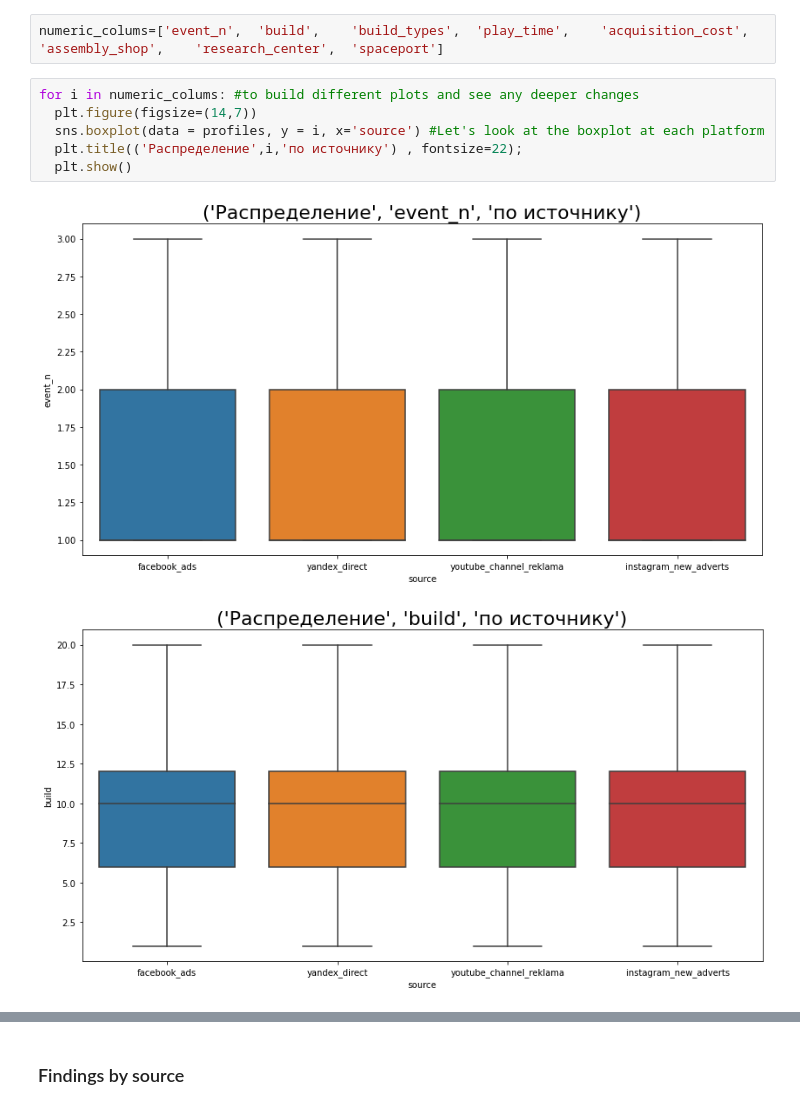
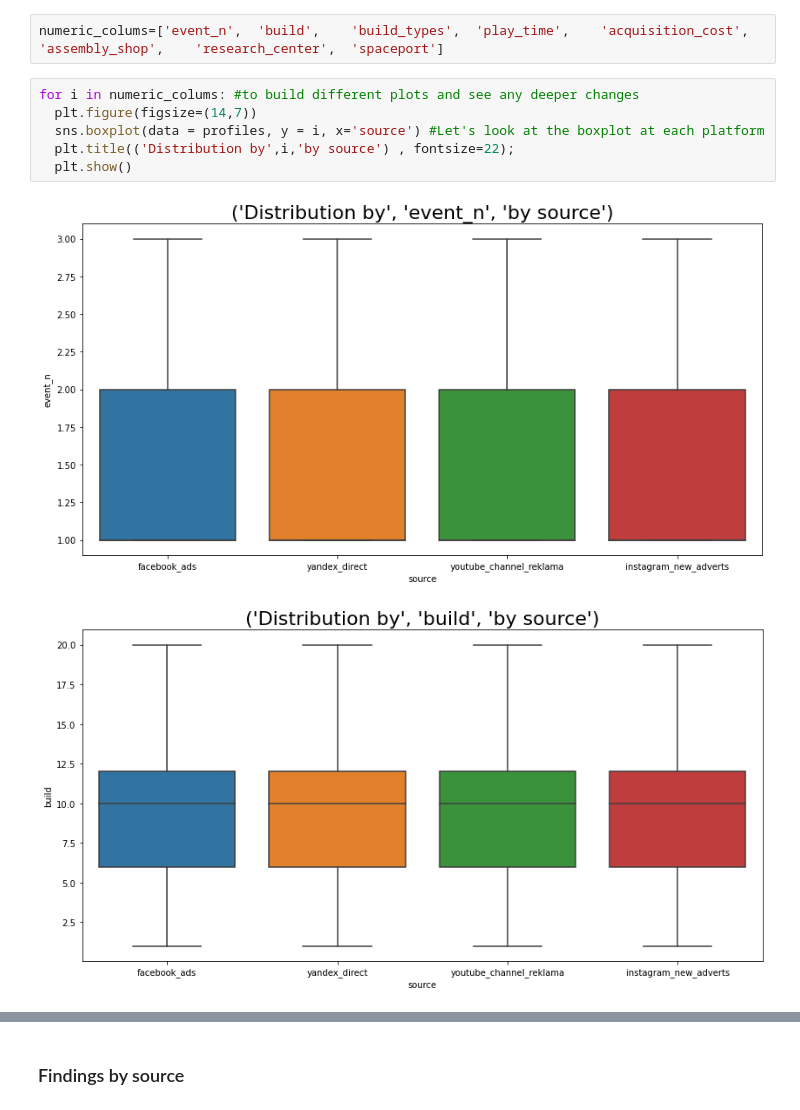
Before and after one commit to Flywolf1/Projects_Data_Analyst, a Jupyter notebook: Project_game_monetisation/Project_practicum_Space_brothers.ipynb, the cells around one changed output, grey strips where cells are left out. Drawn from its saved outputs; the diff is of its cells as text.

```diff
--- a/Project_game_monetisation/Project_practicum_Space_brothers.ipynb
+++ b/Project_game_monetisation/Project_practicum_Space_brothers.ipynb
@@ -660,9 +660,9 @@ numeric_colums=['event_n',	'build',	'build_types',	'play_time',	'acquisition_cos
 # %%
 for i in numeric_colums: #to build different plots and see any deeper changes
   plt.figure(figsize=(14,7))
   sns.boxplot(data = profiles, y = i, x='source') #Let's look at the boxplot at each platform
-  plt.title(('Распределение',i,'по источнику') , fontsize=22);
+  plt.title(('Distribution by',i,'by source') , fontsize=22);
   plt.show()
 # %% [output]
-[figure, old version]
+[figure, new version]
-[figure, old version]
+[figure, new version]
```
Also changed, not shown: parts of 1 cell of this notebook.
